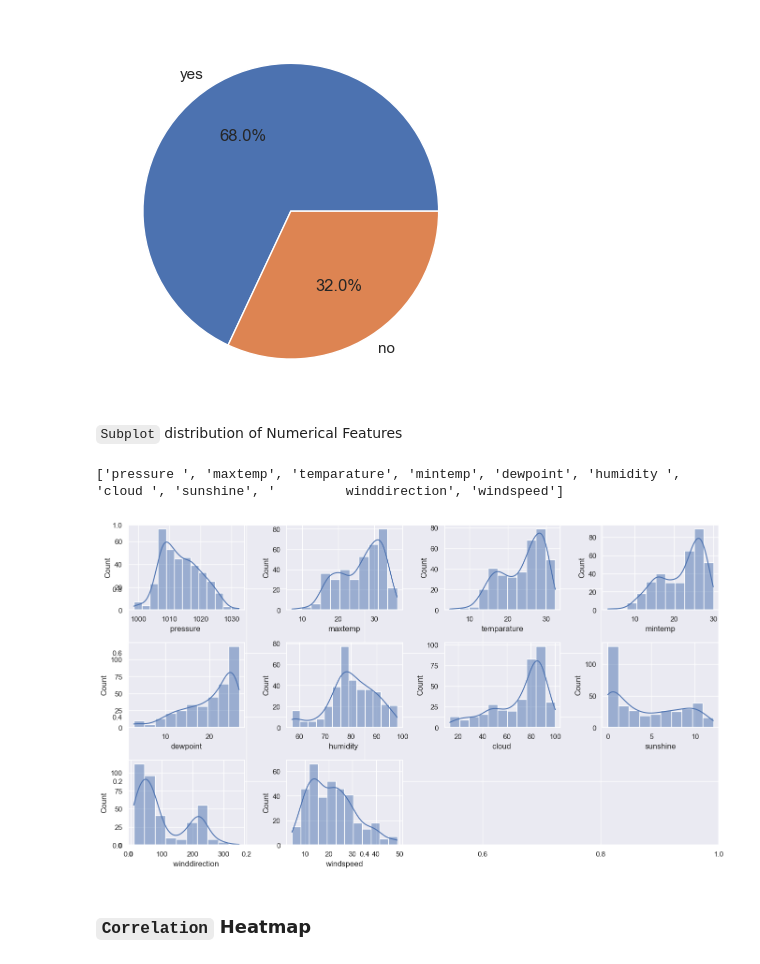
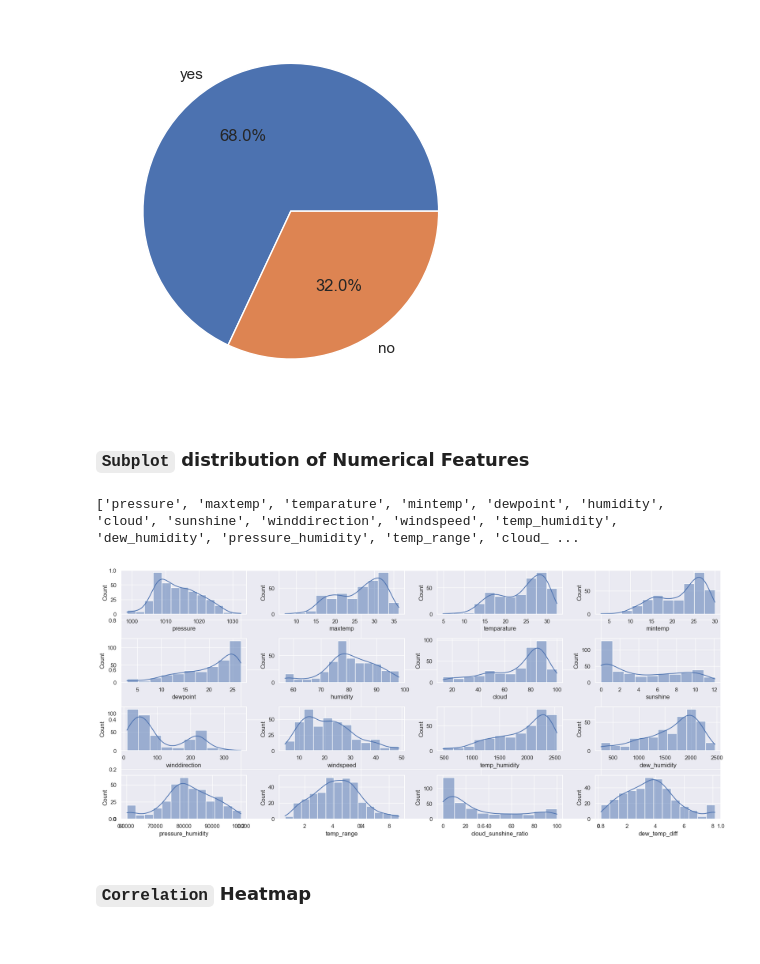
Before and after one commit to codewithraphael/ml-projects, a Jupyter notebook: RainFall Prediction Analysis/Notebook/rainfall.ipynb, the cells around one changed output. Drawn from its saved outputs; the diff is of its cells as text; code cells hidden in the pictures.

```diff
--- a/RainFall Prediction Analysis/Notebook/rainfall.ipynb
+++ b/RainFall Prediction Analysis/Notebook/rainfall.ipynb
@@ -74,0 +77,3 @@ memory usage: 34.4+ KB
+# %%
+rainfall.columns = rainfall.columns.str.strip().str.lower()
+print(rainfall.columns)
@@ -75,3 +87,10 @@ memory usage: 34.4+ KB
+# %%
+rainfall['temp_humidity'] = rainfall['temparature'] * rainfall['humidity']
+rainfall['dew_humidity'] = rainfall['dewpoint'] * rainfall['humidity']
+rainfall['pressure_humidity'] = rainfall['pressure'] * rainfall['humidity']
+rainfall['temp_range'] = rainfall['maxtemp'] - rainfall['mintemp']
+rainfall['cloud_sunshine_ratio'] = rainfall['cloud'] / (rainfall['sunshine'] + 1)
+rainfall['dew_temp_diff'] = rainfall['temparature'] - rainfall['dewpoint']
 # %% [markdown]
 ### `Handling Missing Values`
 # %%
@@ -208,23 +238,23 @@ plt.show()
 # %% [output]
 [figure]
 # %% [markdown]
-`Subplot` distribution of Numerical Features
+### `Subplot` distribution of Numerical Features
 # %%
 features = list(rainfall.select_dtypes(include=[np.number]).columns)
 features.remove('day')
 print(features)
 # %% [output]
-['pressure ', 'maxtemp', 'temparature', 'mintemp', 'dewpoint', 'humidity ', 'cloud ', 'sunshine', '         winddirection', 'windspeed']
+['pressure', 'maxtemp', 'temparature', 'mintemp', 'dewpoint', 'humidity', 'cloud', 'sunshine', 'winddirection', 'windspeed', 'temp_humidity', 'dew_humidity', 'pressure_humidity', 'temp_range', 'cloud_ ...
 # %%
-plt.subplots(figsize=(14, 8))
+plt.subplots(figsize=(18, 8))
 
 for i, col in enumerate(features):
-    plt.subplot(3, 4, i + 1)
+    plt.subplot(4, 4, i + 1)
     sns.histplot(rainfall[col], kde=True)
 plt.tight_layout()
 plt.show()
 # %% [output]
-[figure, old version]
+[figure, new version]
 # %% [markdown]
 ### `Correlation` Heatmap
 # %%
```
Also changed, not shown: parts of 34 cells of this notebook.
